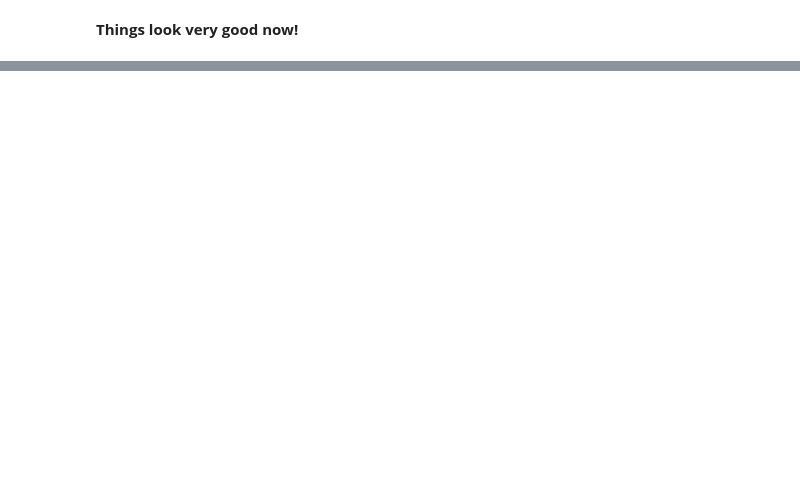
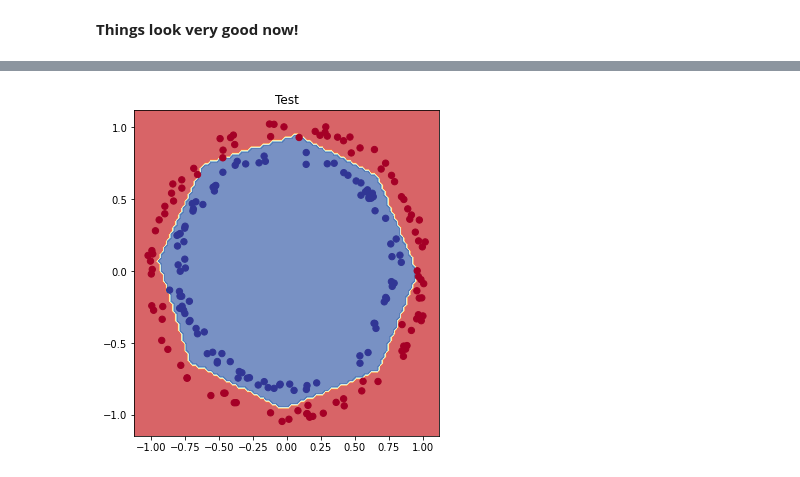
Before and after one commit to Kaushal-Top5699/classification_NN_tensorflow, a Jupyter notebook: classification_NN_tensorflow.ipynb, the cells around one changed output, grey strips where cells are left out. Drawn from its saved outputs; the diff is of its cells as text; code cells hidden in the pictures; blank space fills up the shorter version.

```diff
--- a/classification_NN_tensorflow.ipynb
+++ b/classification_NN_tensorflow.ipynb
@@ -557,0 +588,7 @@ doing binary classifcation...
+# %%
+plt.figure(figsize=(12, 6))
+plt.subplot(1, 2, 1)
+plt.title("Test")
+plot_decision_boundary(model_8, X=X_test, y=y_test)
+plt.show()
+# %% [output]
@@ -557,0 +597 @@ doing binary classifcation...
+[figure, added]
```
Also changed, not shown: parts of 20 cells of this notebook.
